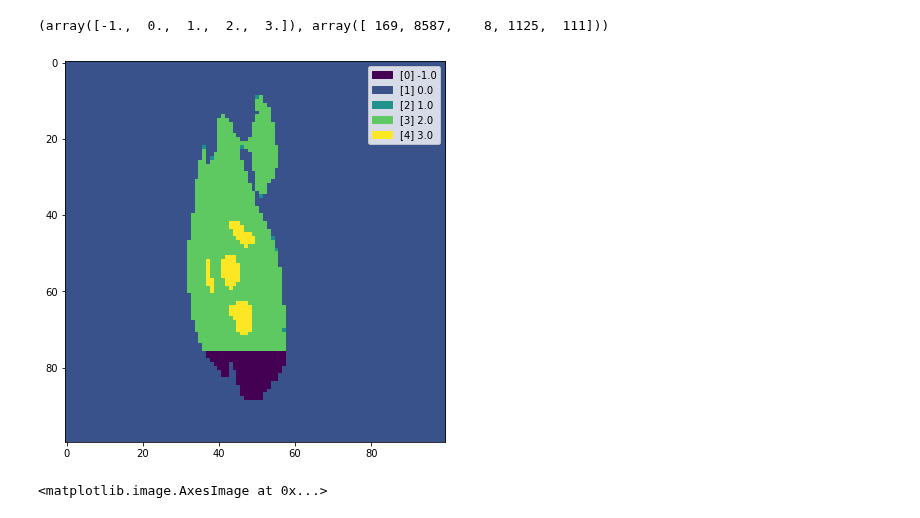
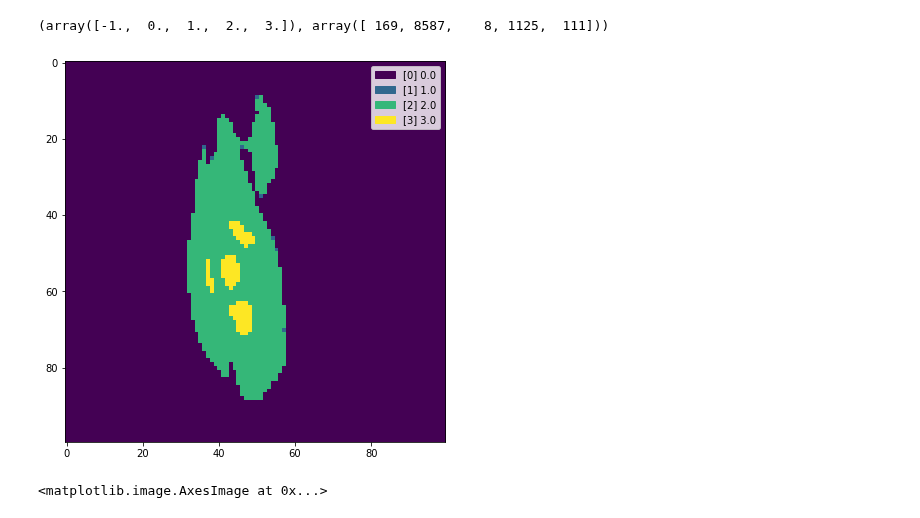
Before and after one commit to thortom/multispectral-chicken, a Jupyter notebook: NotMyCode/HybridSN/Hybrid-Spectral-Net.ipynb, the cells around one changed output. Cells and saved outputs as stored; diff of their text form; code cells hidden in the pictures.

```diff
--- a/NotMyCode/HybridSN/Hybrid-Spectral-Net.ipynb
+++ b/NotMyCode/HybridSN/Hybrid-Spectral-Net.ipynb
@@ -131,0 +148,4 @@ Xtrain.shape, Xvalid.shape, ytrain.shape, yvalid.shape
+# %%
+Xtrain, Xvalid, ytrain, yvalid = splitTrainTestSet(Xtrain, ytrain, 0.3333)
+
+Xtrain.shape, Xvalid.shape, ytrain.shape, yvalid.shape
@@ -431,12 +456,14 @@ np.unique(outputs, return_counts=True)
 # %% [output]
 (array([-1.,  0.,  1.,  2.,  3.]), array([ 169, 8587,    8, 1125,  111]))
 # %%
+fixed_outputs = outputs.copy()
+fixed_outputs[outputs == -1] = 2
 plt.figure(figsize=(7,7))
-img = plt.imshow(outputs)
-mypackage.Dataset._Dataset__add_legend_to_image(outputs, img)
+img = plt.imshow(fixed_outputs)
+mypackage.Dataset._Dataset__add_legend_to_image(fixed_outputs, img)
 plt.show()
 # %% [output]
-[figure, old version]
+[figure, new version]
 # %%
 plt.figure()
 plt.imshow(X[:, :, 1])
```
Also changed, not shown: parts of 7 cells of this notebook, 2 other files.
